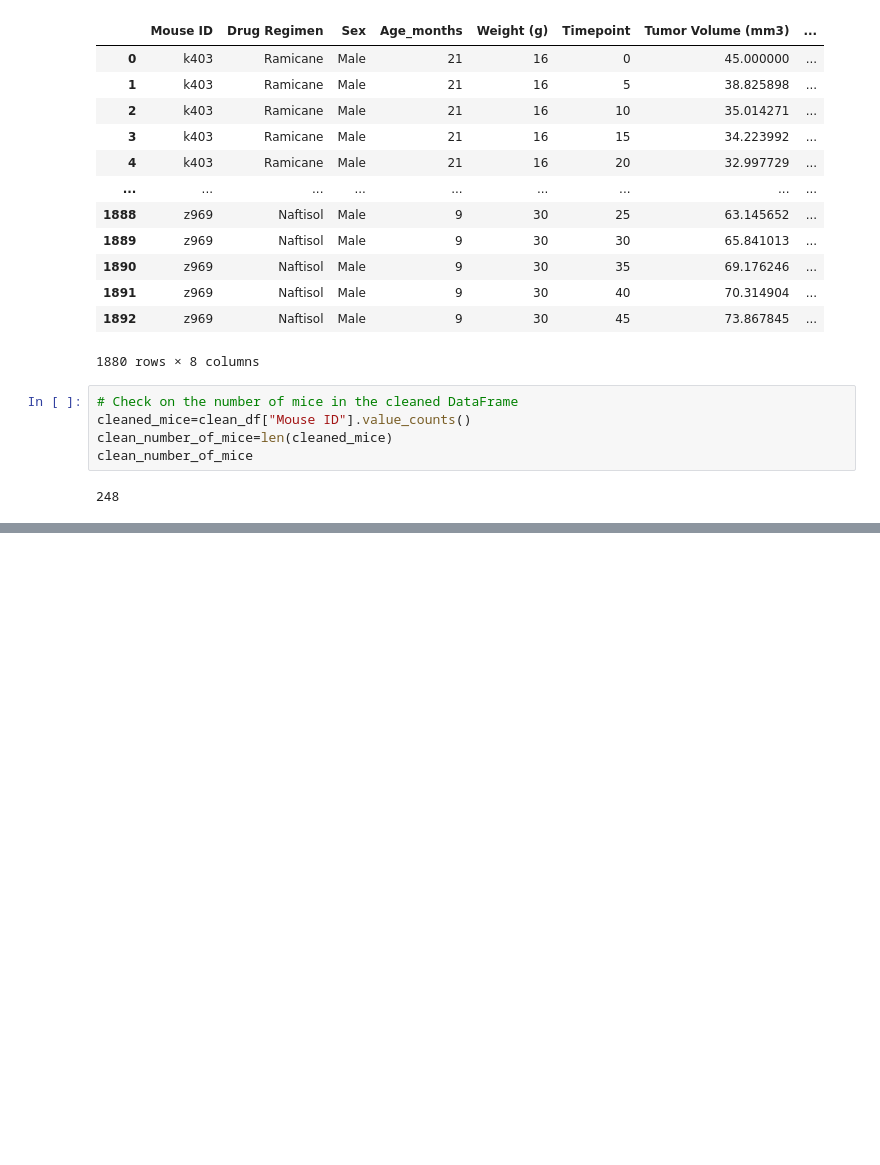
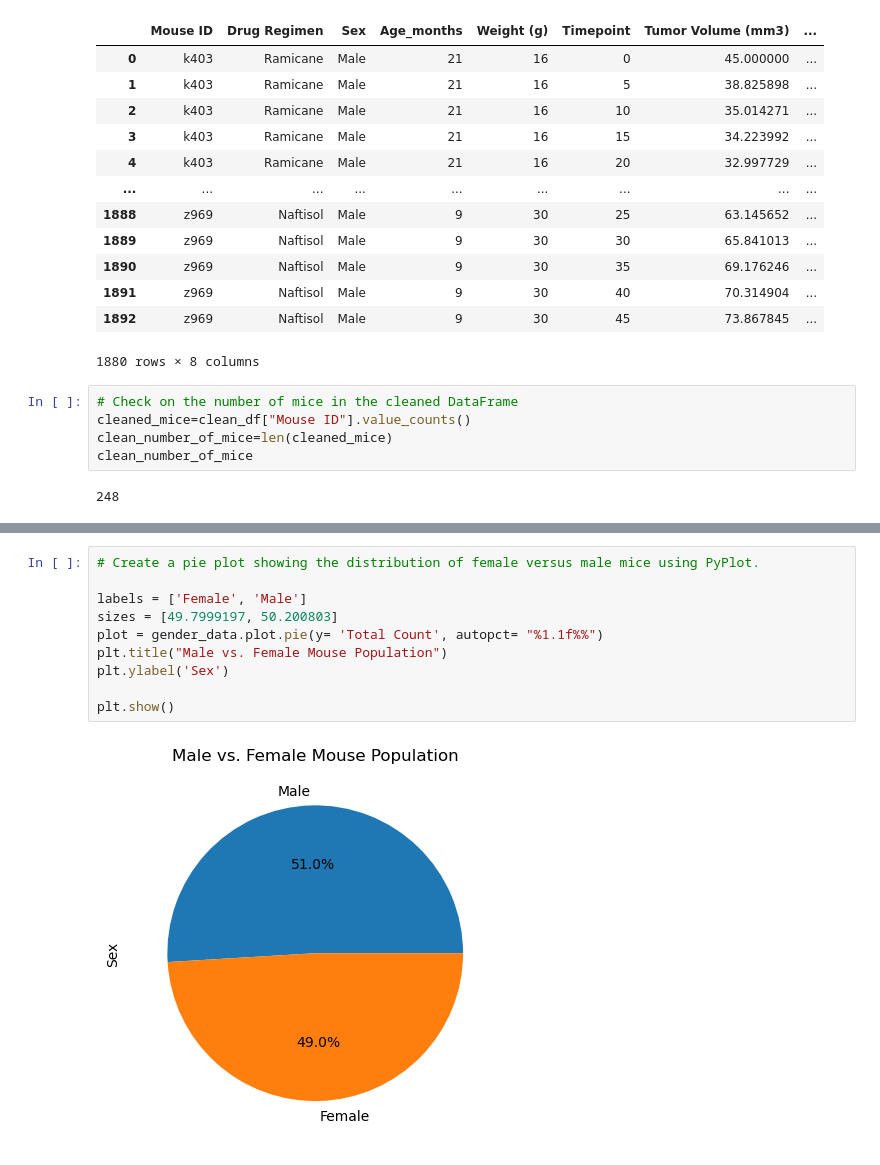
Before and after one commit to emichellet/pymaceuticals-code, a Jupyter notebook: pymaceuticals, inc..ipynb, the cells around one changed output, grey strips where cells are left out. Cells and saved outputs as stored; diff of their text form; blank space fills up the shorter version.

```diff
--- a/pymaceuticals, inc..ipynb
+++ b/pymaceuticals, inc..ipynb
@@ -105,0 +195,12 @@ summary_stats_table = pd.DataFrame({"Mean"})
+# %%
+# Create a pie plot showing the distribution of female versus male mice using PyPlot.
+
+labels = ['Female', 'Male']
+sizes = [49.7999197, 50.200803]
+plot = gender_data.plot.pie(y= 'Total Count', autopct= "%1.1f%%")
+plt.title("Male vs. Female Mouse Population")
+plt.ylabel('Sex')
+
+plt.show()
+# %% [output]
+[figure, added]
```
Also changed, not shown: parts of 29 cells of this notebook, 2 other files.
